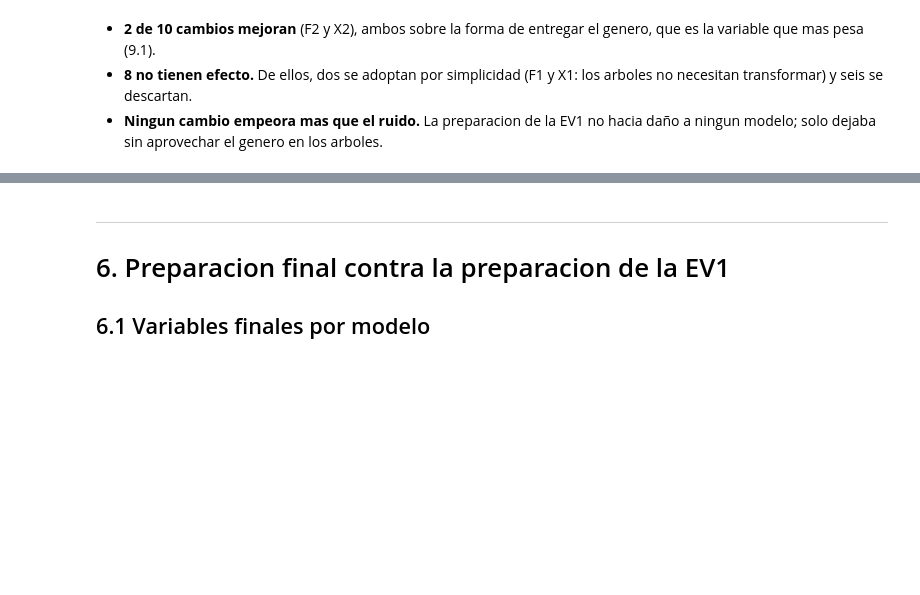
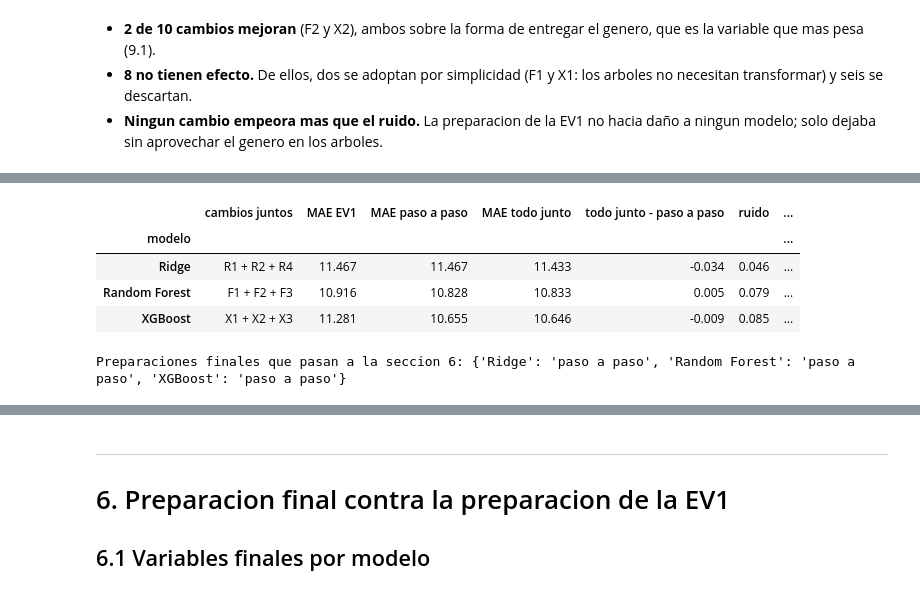
Before and after one commit to crisromero-dev/SpotifyTracks_ML_1101, a Jupyter notebook: ev2/notebook_ev2.ipynb, the cells around one changed output, grey strips where cells are left out. Drawn from its saved outputs; the diff is of its cells as text; code cells hidden in the pictures; blank space fills up the shorter version.

```diff
--- a/ev2/notebook_ev2.ipynb
+++ b/ev2/notebook_ev2.ipynb
@@ -940,0 +950,32 @@ Veredictos: {'sin efecto': 8, 'mejora': 2}
+# %%
+# Prueba final: todos los cambios propuestos a la vez, aunque por separado no hayan superado el ruido
+# (puede que juntos sumen o se complementen). R3 queda fuera: quitar Yeo-Johnson iba en contra de su hipotesis.
+TODO_JUNTO = {
+    'ridge': ({**CFG_EV1, 'genero': 'onehot', 'binarias': 'escalar', 'splines': True}, 'R1 + R2 + R4'),
+    'rf': ({**CFG_EV1, 'continuas': 'sin_cambio', 'genero': 'onehot', 'recuperar': True}, 'F1 + F2 + F3'),
+    'xgb': ({**CFG_EV1, 'continuas': 'sin_cambio', 'genero': 'nativo', 'recuperar': True}, 'X1 + X2 + X3'),
+}
+PASO_A_PASO = {'ridge': ridge, 'rf': rf, 'xgb': xgb}
+filas = []
+for tipo, (cfg_todo, cambios) in TODO_JUNTO.items():
+    e, p, t = evaluar(tipo, CFG_EV1), evaluar(tipo, PASO_A_PASO[tipo]), evaluar(tipo, cfg_todo)
+    dif, ruido = t['MAE'] - p['MAE'], p['ruido']
+    veredicto = 'mejora' if dif < -ruido else 'empeora' if dif > ruido else 'sin efecto'
+    filas.append({'modelo': NOMBRES[tipo], 'cambios juntos': cambios, 'MAE EV1': e['MAE'], 'MAE paso a paso': p['MAE'],
+                  'MAE todo junto': t['MAE'], 'todo junto - paso a paso': dif, 'ruido': ruido,
+                  'folds que mejoran': int((t['MAE_folds'] < p['MAE_folds']).sum()), 'veredicto': veredicto,
+                  'RMSE todo junto': t['RMSE'], 'columnas todo junto': t['columnas'],
+                  'se adopta': 'si' if veredicto == 'mejora' else 'no'})
+    if veredicto == 'mejora':
+        PASO_A_PASO[tipo] = cfg_todo
+ridge, rf, xgb = PASO_A_PASO['ridge'], PASO_A_PASO['rf'], PASO_A_PASO['xgb']
+tabla_todo = pd.DataFrame(filas).set_index('modelo')
+display(tabla_todo)
+print('Preparaciones finales que pasan a la seccion 6:', {NOMBRES[k]: ('todo junto' if v is TODO_JUNTO[k][0] else 'paso a paso') for k, v in PASO_A_PASO.items()})
+# %% [output]
+|  | cambios juntos | MAE EV1 | MAE paso a paso | MAE todo junto | todo junto - paso a paso | ruido | ... |
+| modelo |  |  |  |  |  |  | ... |
+| Ridge | R1 + R2 + R4 | 11.467 | 11.467 | 11.433 | -0.034 | 0.046 | ... |
+| Random Forest | F1 + F2 + F3 | 10.916 | 10.828 | 10.833 | 0.005 | 0.079 | ... |
+| XGBoost | X1 + X2 + X3 | 11.281 | 10.655 | 10.646 | -0.009 | 0.085 | ... |
+Preparaciones finales que pasan a la seccion 6: {'Ridge': 'paso a paso', 'Random Forest': 'paso a paso', 'XGBoost': 'paso a paso'}
```
Also changed, not shown: parts of 11 cells of this notebook, 1 other file.
